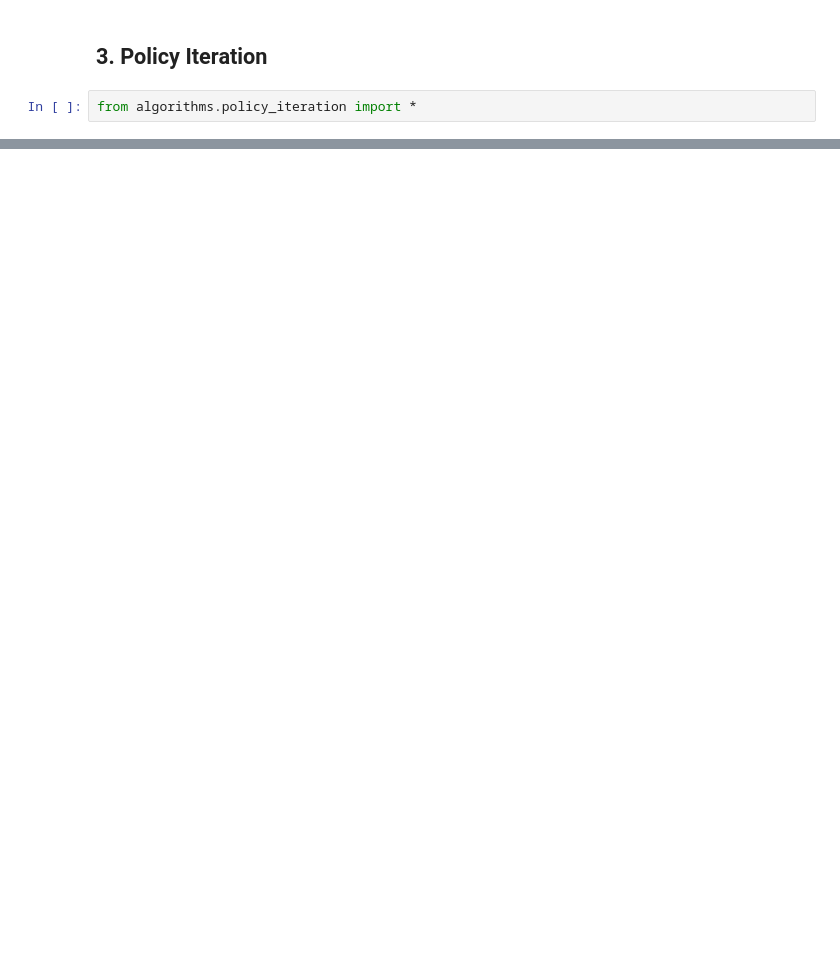
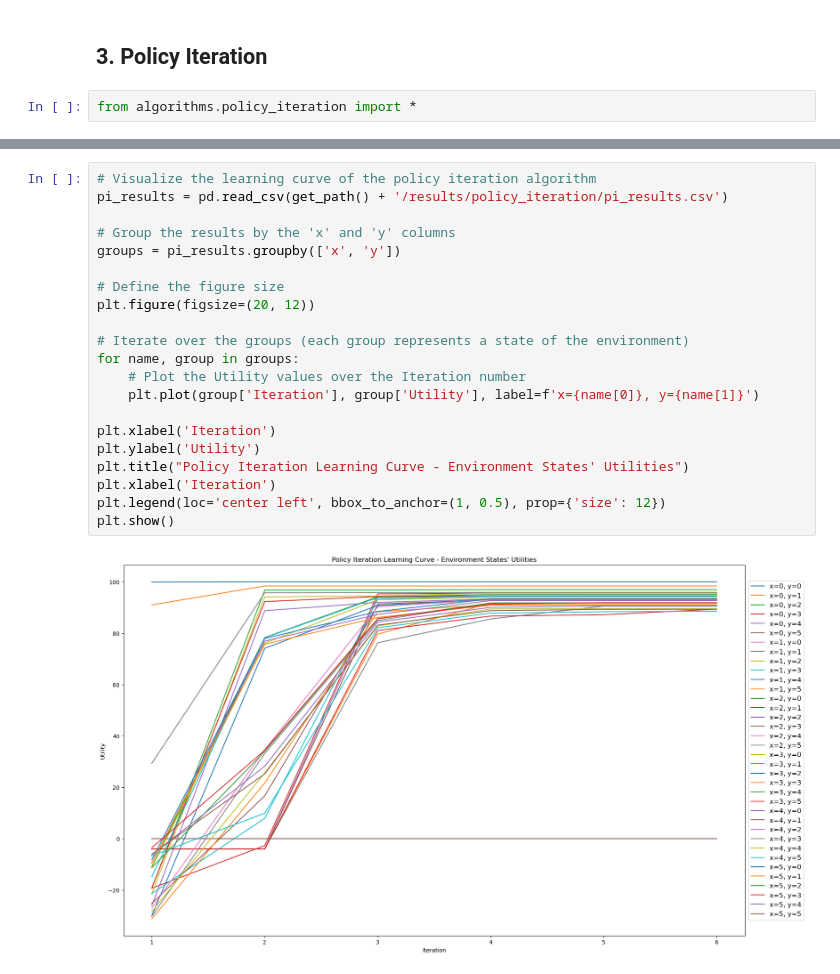
Before and after one commit to KrisCholakov02/SC4003_assignment_1, a Jupyter notebook: main.ipynb, the cells around one changed output, grey strips where cells are left out. Drawn from its saved outputs; the diff is of its cells as text; blank space fills up the shorter version.

```diff
--- a/main.ipynb
+++ b/main.ipynb
@@ -119,0 +153,23 @@ img
+# %%
+# Visualize the learning curve of the policy iteration algorithm
+pi_results = pd.read_csv(get_path() + '/results/policy_iteration/pi_results.csv')
+
+# Group the results by the 'x' and 'y' columns
+groups = pi_results.groupby(['x', 'y'])
+
+# Define the figure size
+plt.figure(figsize=(20, 12))
+
+# Iterate over the groups (each group represents a state of the environment)
+for name, group in groups:
+    # Plot the Utility values over the Iteration number
+    plt.plot(group['Iteration'], group['Utility'], label=f'x={name[0]}, y={name[1]}')
+
+plt.xlabel('Iteration')
+plt.ylabel('Utility')
+plt.title("Policy Iteration Learning Curve - Environment States' Utilities")
+plt.xlabel('Iteration')
+plt.legend(loc='center left', bbox_to_anchor=(1, 0.5), prop={'size': 12})
+plt.show()
+# %% [output]
+[figure, added]
```
Also changed, not shown: parts of 13 cells of this notebook, 11 other files.
